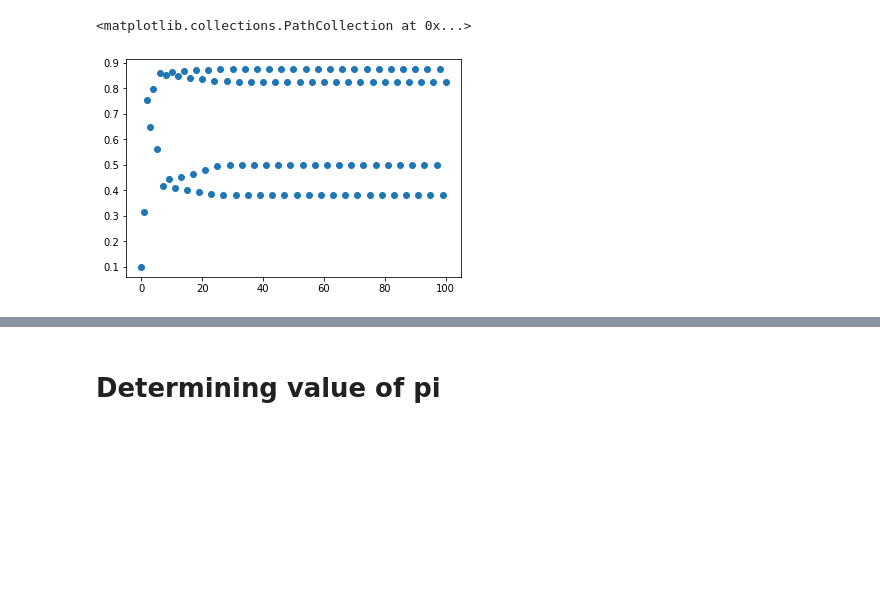
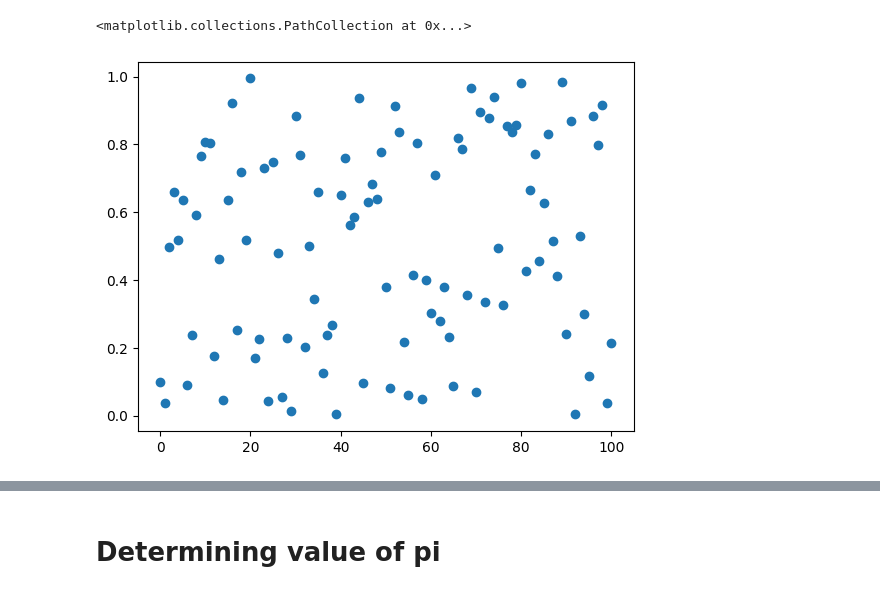
Before and after one commit to PeithonKing/comp_phys_P346, a Jupyter notebook: lab_11_08.ipynb, the cells around one changed output, grey strips where cells are left out. Cells and saved outputs as stored; diff of their text form; code cells hidden in the pictures; blank space fills up the shorter version.

```diff
--- a/lab_11_08.ipynb
+++ b/lab_11_08.ipynb
@@ -7,10 +5,13 @@ ImportError: cannot import name 'rand' from 'library.myrandom' (c:\Users\amukh\O
 # %%
 n = 100
-a = [0.1]
-for i in range(n): a.append(rand(a[-1]))
+seed = 0.1
+r = Random(seed = seed)
+a = [seed]
+for i in range(n):
+    a.append(r.LCG())
 plt.scatter(list(range(len(a))), a)
 # %% [output]
 <matplotlib.collections.PathCollection at 0x...>
-[figure, old version]
+[figure, new version]
 # %%
 n = 1000
```
Also changed, not shown: parts of 4 cells of this notebook, 20 other files.
